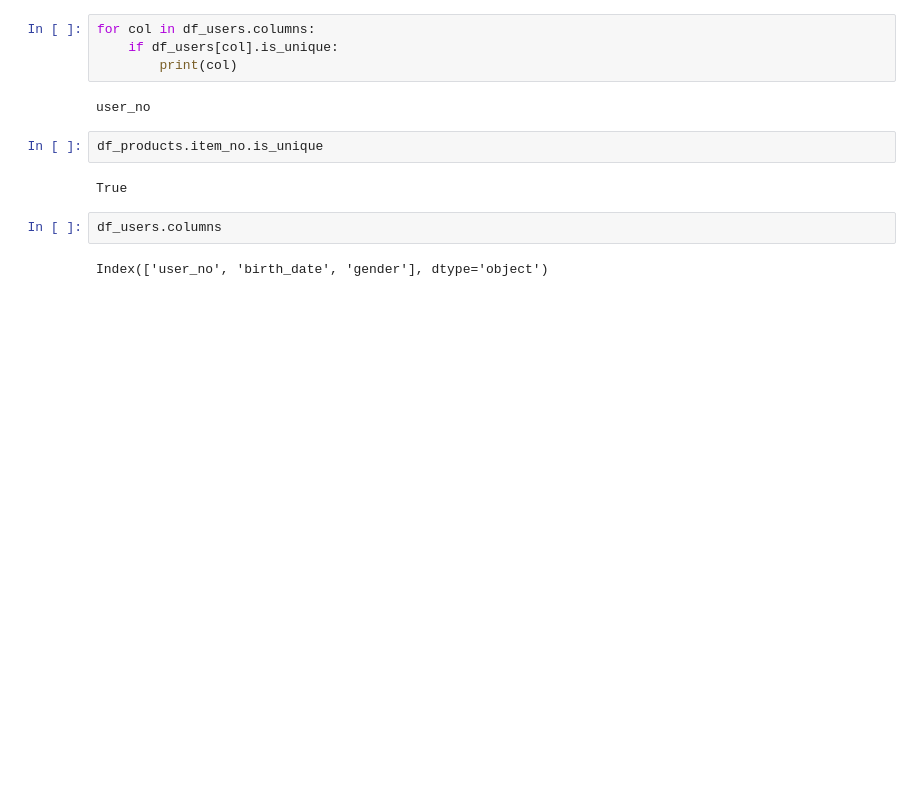
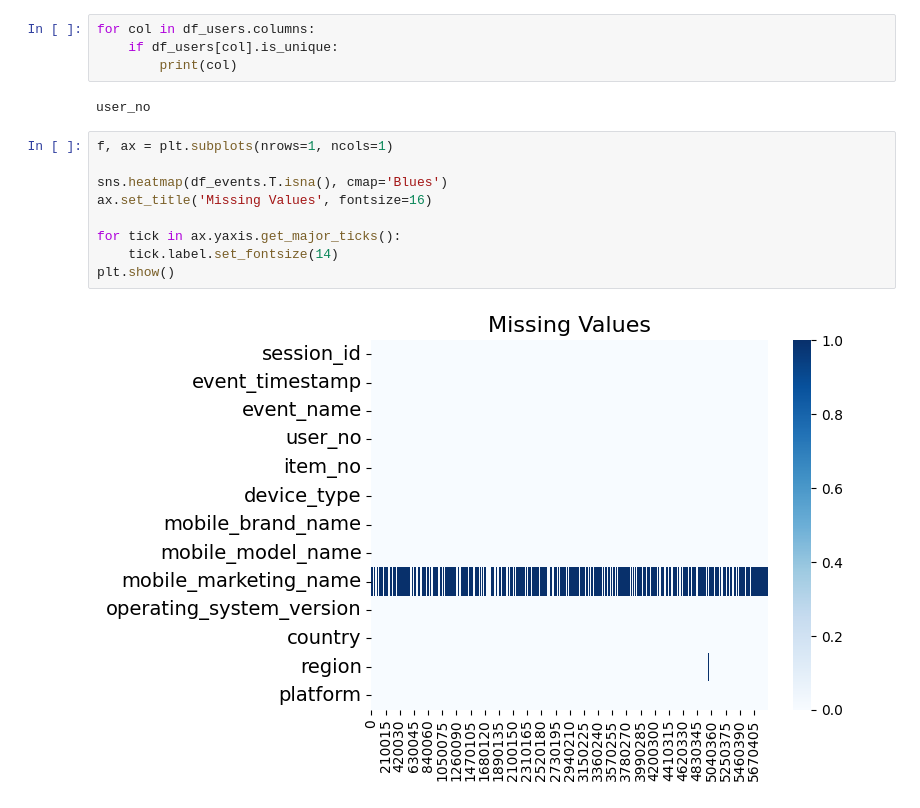
Before and after one commit to whatsasolo/eCommerce_PTJ, a Jupyter notebook: main.ipynb, the cells around one changed output. Drawn from its saved outputs; the diff is of its cells as text; blank space fills up the shorter version.

Commit message:
missing values

```diff
--- a/main.ipynb
+++ b/main.ipynb
@@ -163,11 +56,14 @@ for col in df_users.columns:
         print(col)
 # %% [output]
 user_no
-# %%
-df_products.item_no.is_unique
-# %% [output]
-True
-# %%
-df_users.columns
-# %% [output]
-Index(['user_no', 'birth_date', 'gender'], dtype='object')
+# %%
+f, ax = plt.subplots(nrows=1, ncols=1)
+
+sns.heatmap(df_events.T.isna(), cmap='Blues')
+ax.set_title('Missing Values', fontsize=16)
+
+for tick in ax.yaxis.get_major_ticks():
+    tick.label.set_fontsize(14)
+plt.show()
+# %% [output]
+[figure, added]
```
Also changed, not shown: parts of 17 cells of this notebook.
